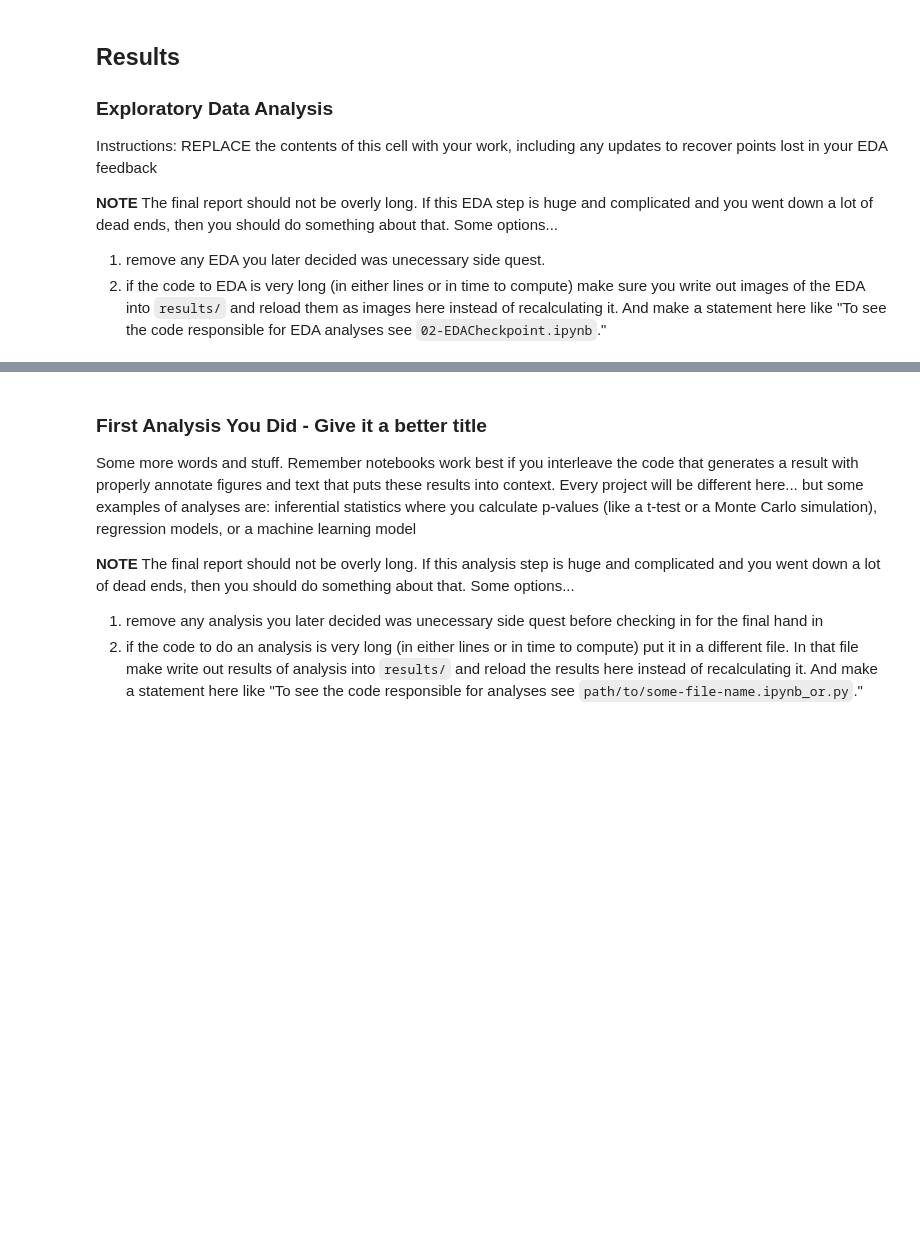
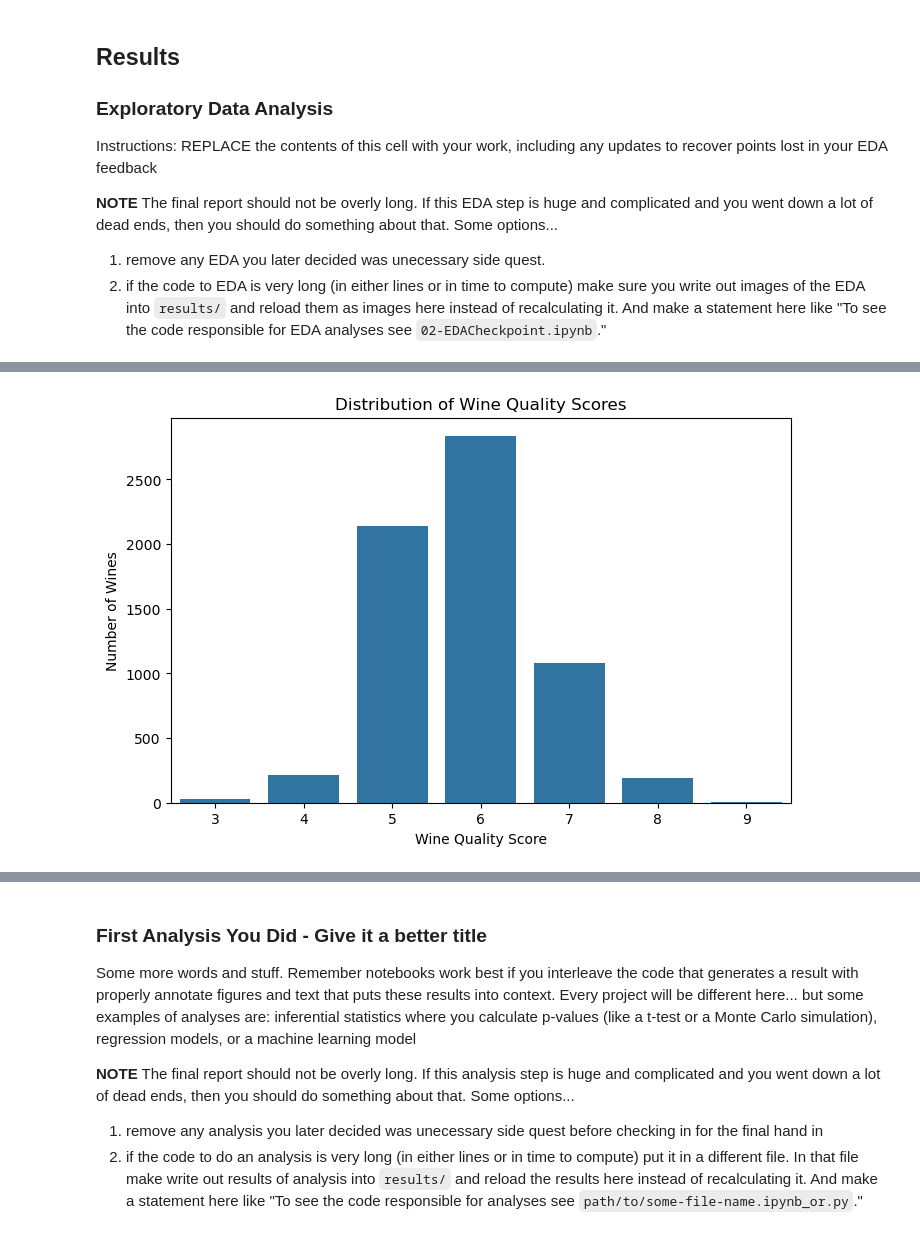
Before and after one commit to COGS108/Group043_WI26, a Jupyter notebook: 03-FinalProject.ipynb, the cells around one changed output, grey strips where cells are left out. Saved outputs shown, nothing was run; the diff lists cells and outputs as text; code cells hidden in the pictures; blank space fills up the shorter version.

```diff
--- a/03-FinalProject.ipynb
+++ b/03-FinalProject.ipynb
@@ -148,0 +288,3 @@ Instructions: REPLACE the contents of this cell with your work, including any up
+# %%
+df = pd.read_csv("data/02-processed/wine_quality.csv")
+df.head()
@@ -148,0 +298,13 @@ Instructions: REPLACE the contents of this cell with your work, including any up
+# %%
+# Count of each quality score
+plt.figure(figsize=(8,5))
+
+quality_counts = sns.countplot(data=df, x='quality')
+
+plt.xlabel('Wine Quality Score')
+plt.ylabel('Number of Wines')
+plt.title('Distribution of Wine Quality Scores')
+plt.xticks(rotation=0)
+plt.show()
+# %% [output]
+[figure, added]
```
Also changed, not shown: parts of 47 cells of this notebook.
